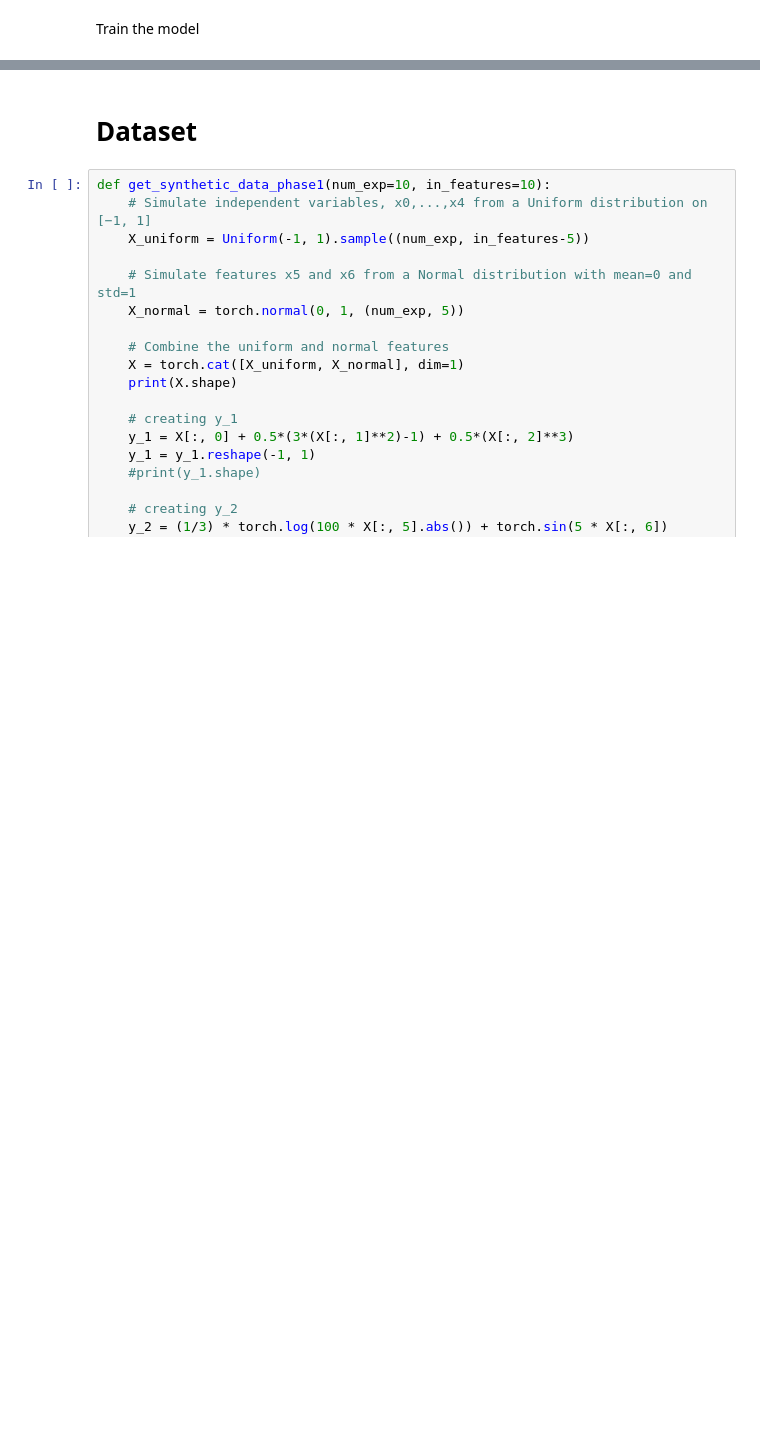
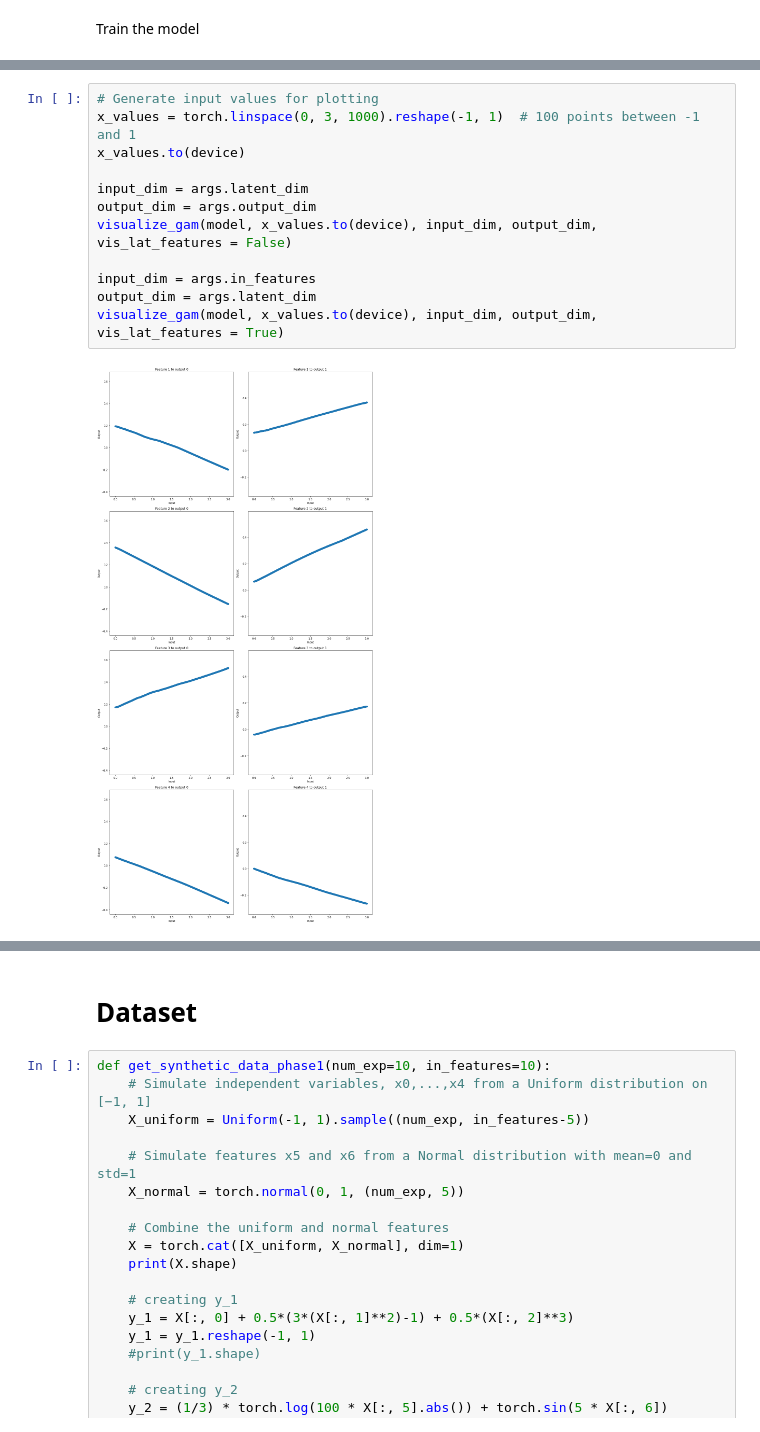
Before and after one commit to yuvalzehavi22/multi-classification-NAM, a Jupyter notebook: multi_class_nam.ipynb, the cells around one changed output, grey strips where cells are left out. Saved outputs shown, nothing was run; the diff lists cells and outputs as text; blank space fills up the shorter version.

```diff
--- a/multi_class_nam.ipynb
+++ b/multi_class_nam.ipynb
@@ -232,0 +203,14 @@ KeyboardInterrupt:
+# %%
+# Generate input values for plotting
+x_values = torch.linspace(0, 3, 1000).reshape(-1, 1)  # 100 points between -1 and 1
+x_values.to(device)
+
+input_dim = args.latent_dim
+output_dim = args.output_dim
+visualize_gam(model, x_values.to(device), input_dim, output_dim, vis_lat_features = False)
+
+input_dim = args.in_features
+output_dim = args.latent_dim
+visualize_gam(model, x_values.to(device), input_dim, output_dim, vis_lat_features = True)
+# %% [output]
+[figure, added]
```
Also changed, not shown: parts of 9 cells of this notebook, 3 other files.
